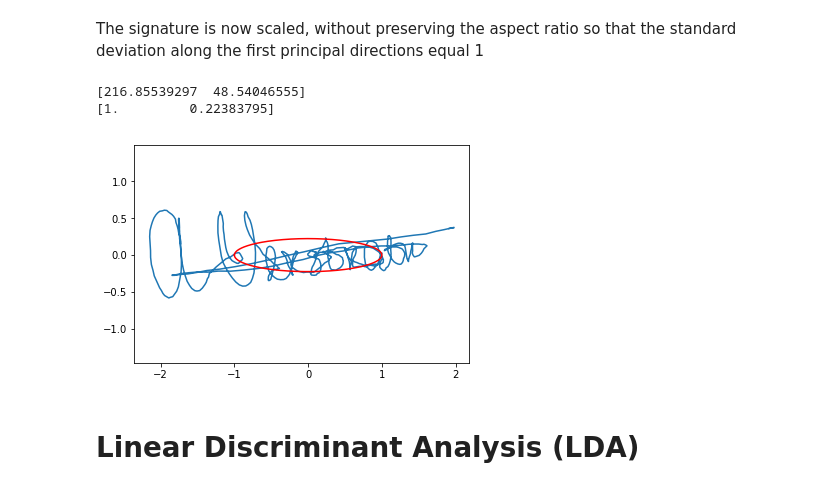
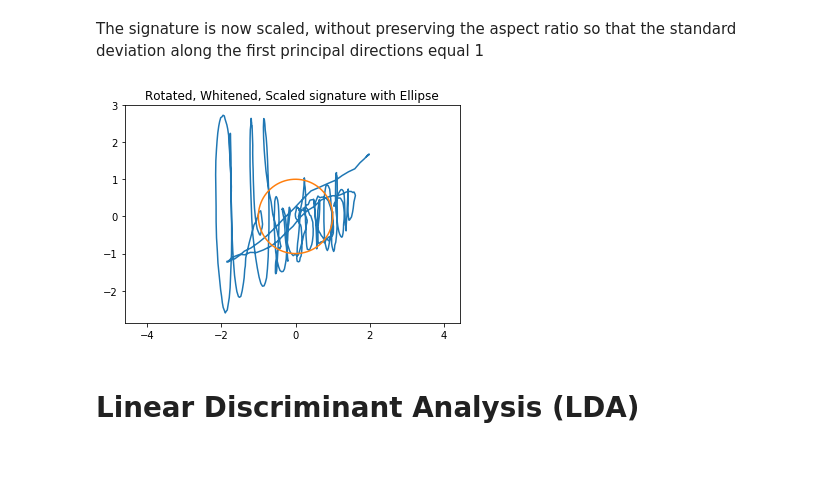
Before and after one commit to lalajunglebunny/Machine_Learning, a Jupyter notebook: PCA_LDA/src/PCA_LDA.ipynb, the cells around one changed output. Drawn from its saved outputs; the diff is of its cells as text; code cells hidden in the pictures; blank space fills up the shorter version.

```diff
--- a/PCA_LDA/src/PCA_LDA.ipynb
+++ b/PCA_LDA/src/PCA_LDA.ipynb
@@ -267,20 +372,18 @@ plt.show()
 # %% [markdown]
 The signature is now scaled, without preserving the aspect ratio so that the standard deviation along the first principal directions equal 1
 # %%
-scaled_sign=rotated*(np.sqrt(n)/np.max(s))
-scaled_ell=rotatedell*(np.sqrt(n)/np.max(s))
+scaled_sigma=np.diag(s)*(np.sqrt(n)/np.max(s))                                         #scale the ellipse, aspect ratio not maintained
+whiten_sign = vh*np.sqrt(n)
+scaled_white_rotated_ell = np.linalg.inv(scaled_sigma).dot(scaled_ell*np.sqrt(n))
 
-print((1/np.sqrt(n))*s)
-print(s/np.max(s))
-
-plt.plot(scaled_sign[0,:],scaled_sign[1,:])
-plt.plot(scaled_ell[0,:],scaled_ell[1,:],'r')
+plt.figure()
+plt.plot(whiten_sign[0,:], whiten_sign[1,:])
+plt.plot(scaled_white_rotated_ell[0, :], scaled_white_rotated_ell[1, :])
 plt.axis('equal')
+plt.title('Rotated, Whitened, Scaled signature with Ellipse')
 plt.show()
 # %% [output]
-[216.85539297  48.54046555]
-[1.         0.22383795]
-[figure, old version]
+[figure, new version]
 # %% [markdown]
 # Linear Discriminant Analysis (LDA)
 # %% [markdown]
```
Also changed, not shown: parts of 32 cells of this notebook.
